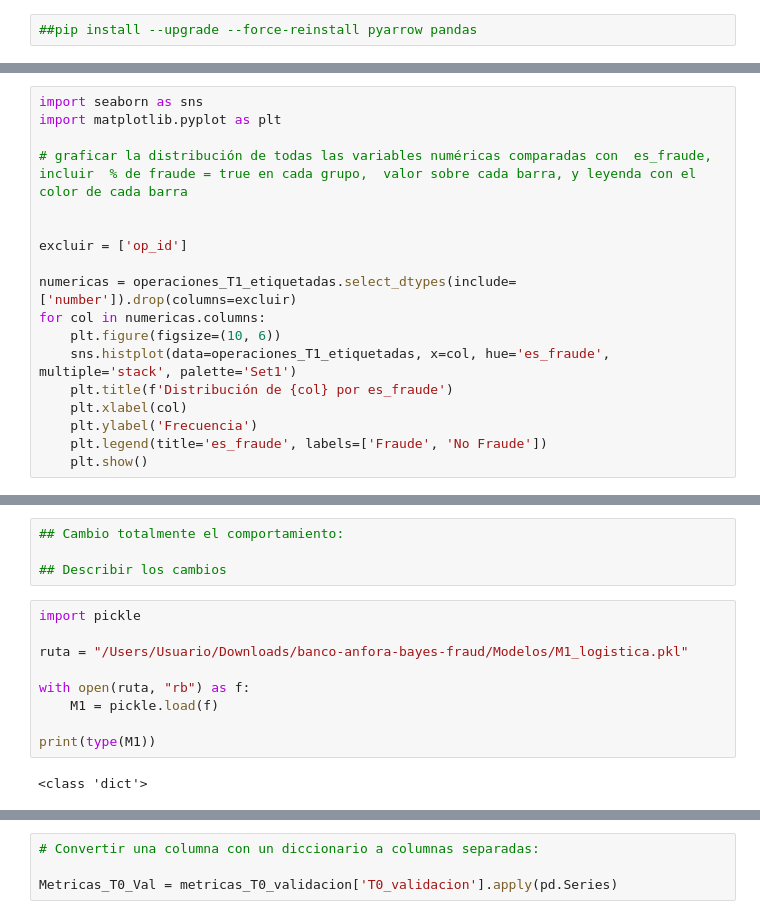
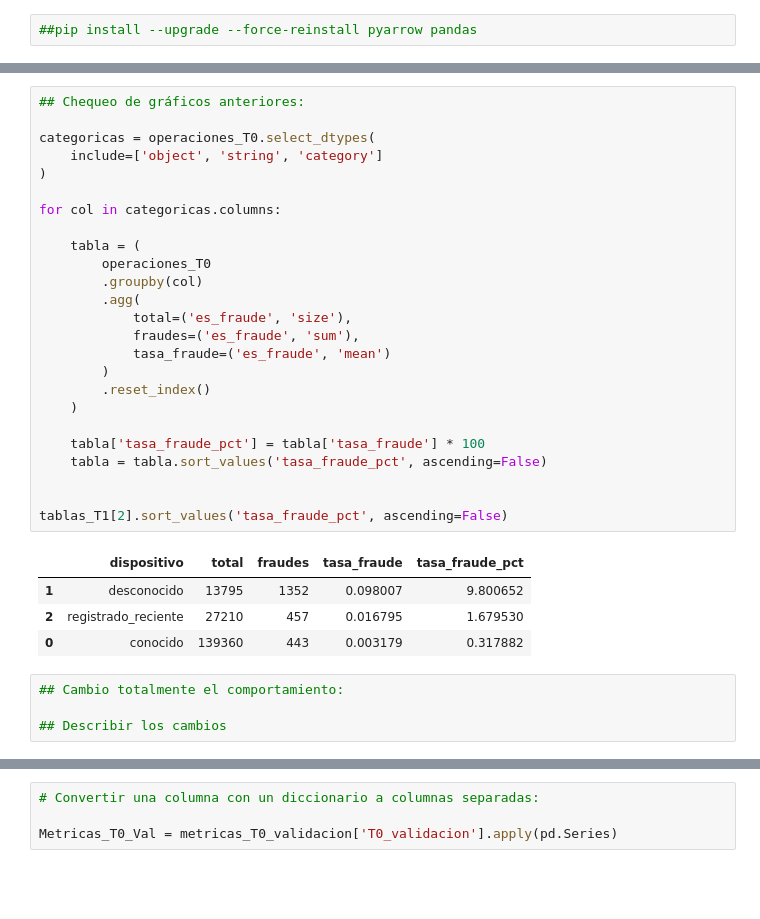
Before and after one commit to FernandoMRestelli/banco-anfora-bayes-fraud, a Jupyter notebook: notebooks/Fernando - AntiFraude.ipynb, the cells around one changed output, grey strips where cells are left out. Saved outputs shown, nothing was run; the diff lists cells and outputs as text; blank space fills up the shorter version.

```diff
--- a/notebooks/Fernando - AntiFraude.ipynb
+++ b/notebooks/Fernando - AntiFraude.ipynb
@@ -124,18 +134,0 @@ operaciones_T1_etiquetadas
-# %%
-import seaborn as sns
-import matplotlib.pyplot as plt
-
-# graficar la distribución de todas las variables numéricas comparadas con  es_fraude, incluir  % de fraude = true en cada grupo,  valor sobre cada barra, y leyenda con el color de cada barra
-
-
-excluir = ['op_id']
-
-numericas = operaciones_T1_etiquetadas.select_dtypes(include=['number']).drop(columns=excluir)
-for col in numericas.columns:
-    plt.figure(figsize=(10, 6))
-    sns.histplot(data=operaciones_T1_etiquetadas, x=col, hue='es_fraude', multiple='stack', palette='Set1')
-    plt.title(f'Distribución de {col} por es_fraude')
-    plt.xlabel(col)
-    plt.ylabel('Frecuencia')
-    plt.legend(title='es_fraude', labels=['Fraude', 'No Fraude'])
-    plt.show()
@@ -180,15 +261,34 @@ See https://pandas.pydata.org/docs/user_guide/migration-3-strings.html#string-mi
+# %%
+## Chequeo de gráficos anteriores:
+
+categoricas = operaciones_T0.select_dtypes(
+    include=['object', 'string', 'category']
+)
+
+for col in categoricas.columns:
+
+    tabla = (
+        operaciones_T0
+        .groupby(col)
+        .agg(
+            total=('es_fraude', 'size'),
+            fraudes=('es_fraude', 'sum'),
+            tasa_fraude=('es_fraude', 'mean')
+        )
+        .reset_index()
+    )
+
+    tabla['tasa_fraude_pct'] = tabla['tasa_fraude'] * 100
+    tabla = tabla.sort_values('tasa_fraude_pct', ascending=False)
+
+
+tablas_T1[2].sort_values('tasa_fraude_pct', ascending=False)
+# %% [output]
+|  | dispositivo | total | fraudes | tasa_fraude | tasa_fraude_pct |
+| 1 | desconocido | 13795 | 1352 | 0.098007 | 9.800652 |
+| 2 | registrado_reciente | 27210 | 457 | 0.016795 | 1.679530 |
+| 0 | conocido | 139360 | 443 | 0.003179 | 0.317882 |
 # %%
 ## Cambio totalmente el comportamiento:
 
 ## Describir los cambios
-# %%
-import pickle
-
-ruta = "/Users/Usuario/Downloads/banco-anfora-bayes-fraud/Modelos/M1_logistica.pkl"
-
-with open(ruta, "rb") as f:
-    M1 = pickle.load(f)
-
-print(type(M1))
-# %% [output]
-<class 'dict'>
```
Also changed, not shown: parts of 24 cells of this notebook.
